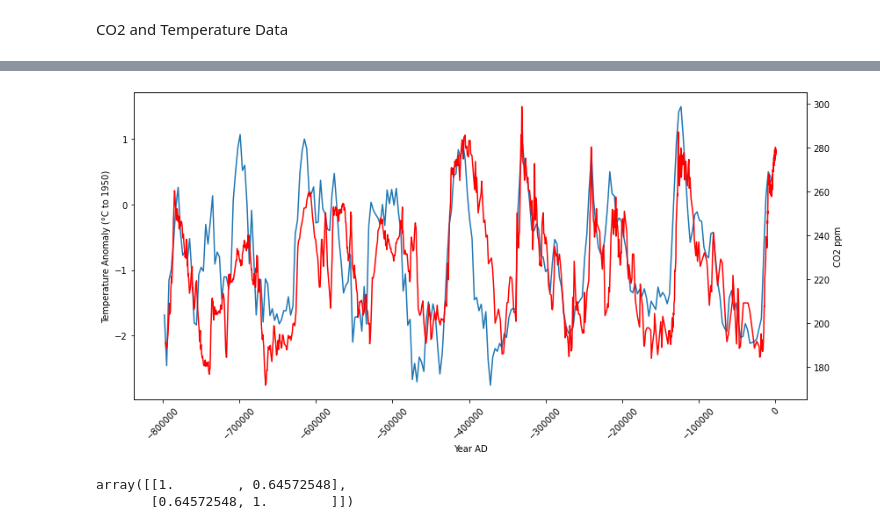
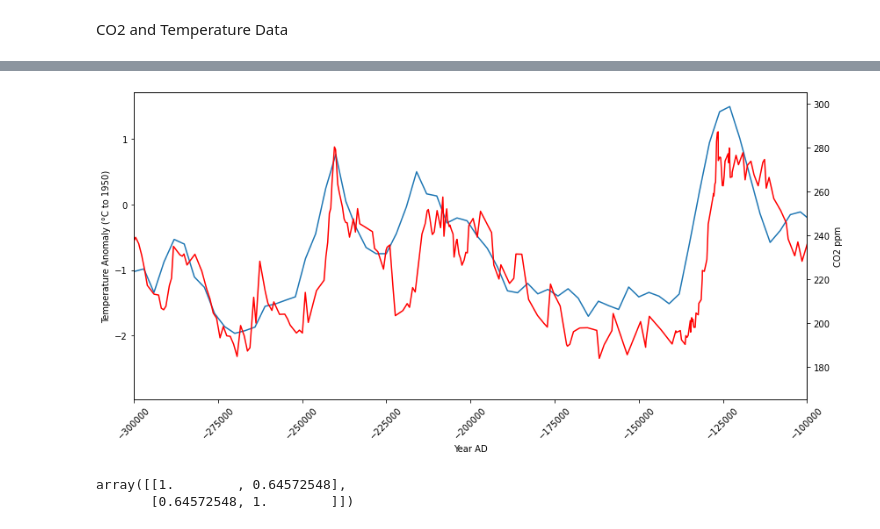
Before and after one commit to Gorkowski/Atmospheric_Science_Class, a Jupyter notebook: Classes/Part1/Lec6b_long_climate_CO2_data.ipynb, the cells around one changed output, grey strips where cells are left out. Drawn from its saved outputs; the diff is of its cells as text; code cells hidden in the pictures.

```diff
--- a/Classes/Part1/Lec6b_long_climate_CO2_data.ipynb
+++ b/Classes/Part1/Lec6b_long_climate_CO2_data.ipynb
@@ -37,24 +53,24 @@ plt.show()
 # %%
 # long time scale
 
 fig, ax1 = plt.subplots(figsize=(12, 6))
 
 ax1.set_xlabel('Year AD')
 ax1.set_ylabel('Temperature Anomaly (°C to 1950)')
 plt.xticks(rotation = 45)
 ax1.plot(temp_3['Age (yr BP)']*-1, temp_3['Temperature Anomaly (°C) '], label='Temp. C')
 
 ax2 = ax1.twinx()  # instantiate a second axes that shares the same x-axis
 ax2.set_ylabel('CO2 ppm')  # we already handled the x-label with ax1
 ax2.plot(co2_long['Year (negative values = BC)'], co2_long['EPICA Dome C and  Vostok Station,  Antarctica'], label='CO2 Antarctica', color='red')
 
 
 # ax1.set_xlim(-600000, -400000)
-# ax1.set_xlim(-300000, -100000)
+ax1.set_xlim(-300000, -100000)
 fig.tight_layout()  # otherwise the right y-label is slightly clipped
 plt.show()
 # %% [output]
-[figure, old version]
+[figure, new version]
 # %%
 # convert to the same time spacing with interpolation
 time_new = np.arange(-800000, -3000, 100) # common time spacing
```
Also changed, not shown: parts of 3 cells of this notebook, 2 other files.
